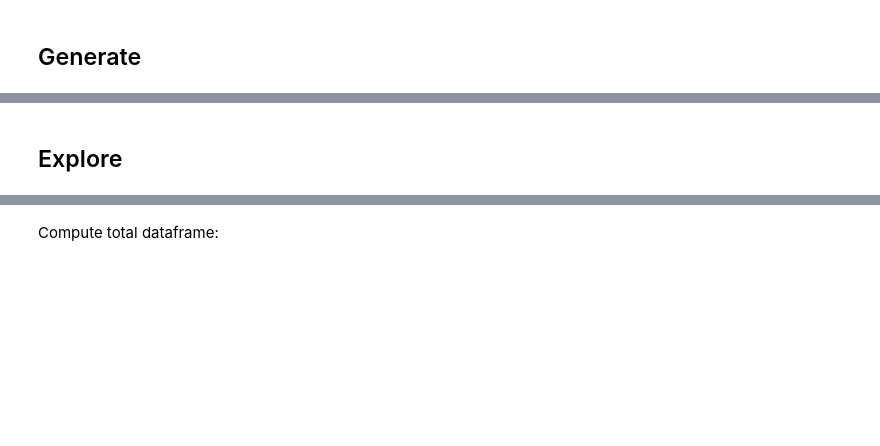
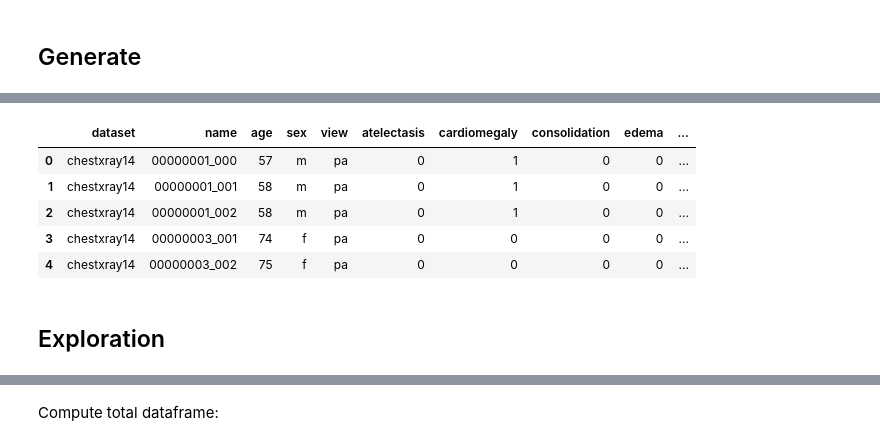
Before and after one commit to richardtml/metachest-dev, a Jupyter notebook: mtl_complete.ipynb, the cells around one changed output, grey strips where cells are left out. Saved outputs shown, nothing was run; the diff lists cells and outputs as text; code cells hidden in the pictures; blank space fills up the shorter version.

```diff
--- a/mtl_complete.ipynb
+++ b/mtl_complete.ipynb
@@ -15 +33,11 @@ from common import MCLASSES, filter_msets, read_toml, save_toml
+# %%
+df = pd.read_csv(join(config['metachest_dir'], 'metachest.csv'))
+df.head()
+# %% [output]
+|  | dataset | name | age | sex | view | atelectasis | cardiomegaly | consolidation | edema | ... |
+| 0 | chestxray14 | 00000001_000 | 57 | m | pa | 0 | 1 | 0 | 0 | ... |
+| 1 | chestxray14 | 00000001_001 | 58 | m | pa | 0 | 1 | 0 | 0 | ... |
+| 2 | chestxray14 | 00000001_002 | 58 | m | pa | 0 | 1 | 0 | 0 | ... |
+| 3 | chestxray14 | 00000003_001 | 74 | f | pa | 0 | 0 | 0 | 0 | ... |
+| 4 | chestxray14 | 00000003_002 | 75 | f | pa | 0 | 0 | 0 | 0 | ... |
 # %%
@@ -32,5 +60,5 @@ filter_df.to_csv(join(mtl_dir, f'{name}.csv'), index=False)
 # %% [markdown]
-## Explore
+## Exploration
 # %%
 print(f'Total {df.shape[0]}')
 print(df['dataset'].value_counts())
```
Also changed, not shown: parts of 17 cells of this notebook, 4 other files.
